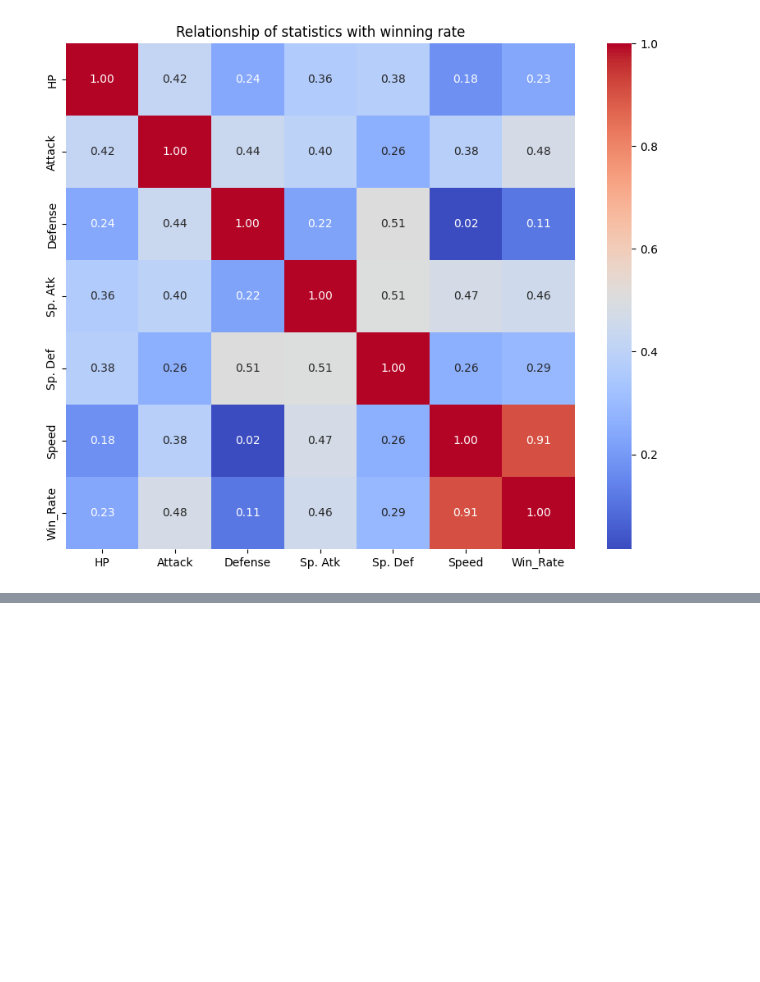
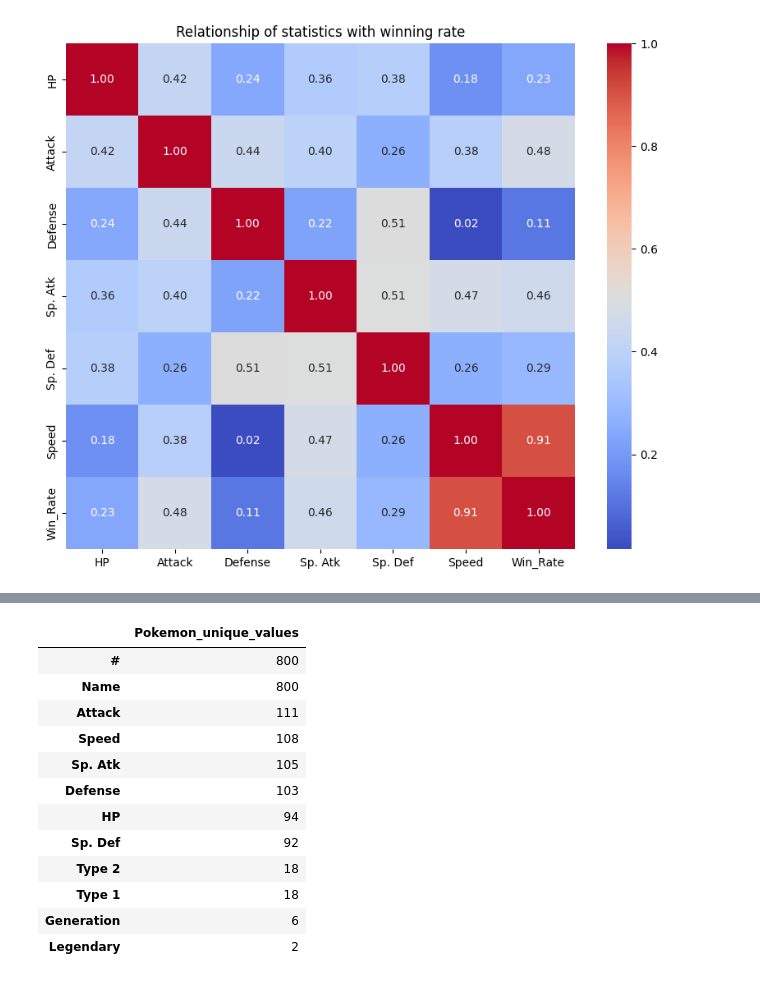
Before and after one commit to errodd/pokemon-challenge-ml, a Jupyter notebook: notebooks/EDA.ipynb, the cells around one changed output, grey strips where cells are left out. Drawn from its saved outputs; the diff is of its cells as text; code cells hidden in the pictures; blank space fills up the shorter version.

```diff
--- a/notebooks/EDA.ipynb
+++ b/notebooks/EDA.ipynb
@@ -403,0 +563,17 @@ plt.show()
+# %%
+cardinality_pokemon = df_pokemon.nunique().sort_values(ascending=False).to_frame(name="Pokemon_unique_values")
+cardinality_pokemon.head(12)
+# %% [output]
+|  | Pokemon_unique_values |
+| # | 800 |
+| Name | 800 |
+| Attack | 111 |
+| Speed | 108 |
+| Sp. Atk | 105 |
+| Defense | 103 |
+| HP | 94 |
+| Sp. Def | 92 |
+| Type 2 | 18 |
+| Type 1 | 18 |
+| Generation | 6 |
+| Legendary | 2 |
```
Also changed, not shown: parts of 14 cells of this notebook, 15 other files.
